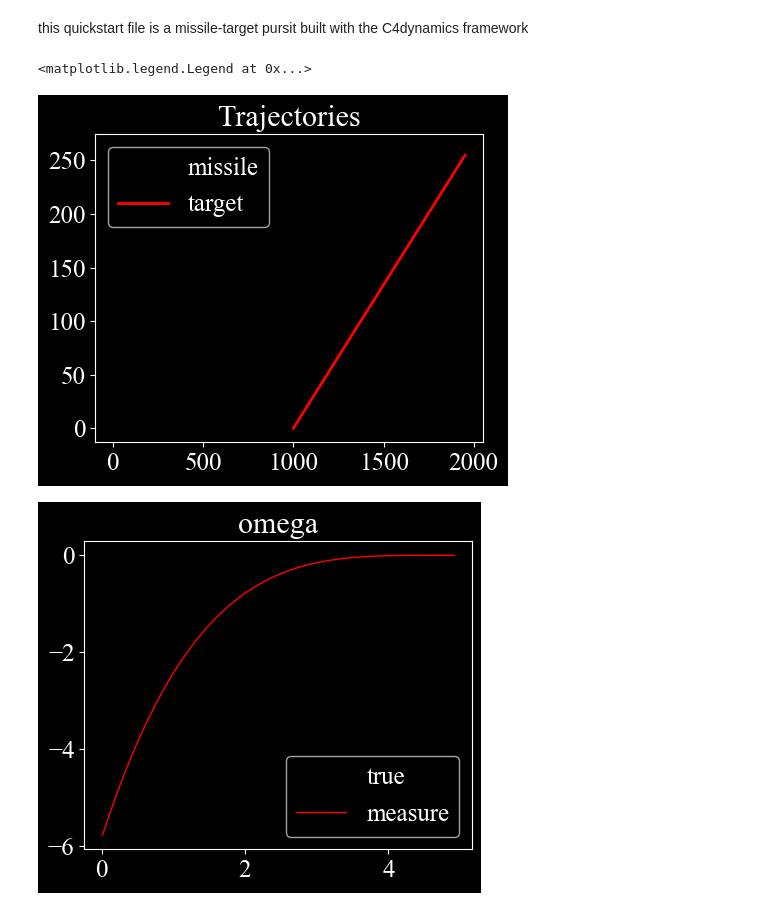
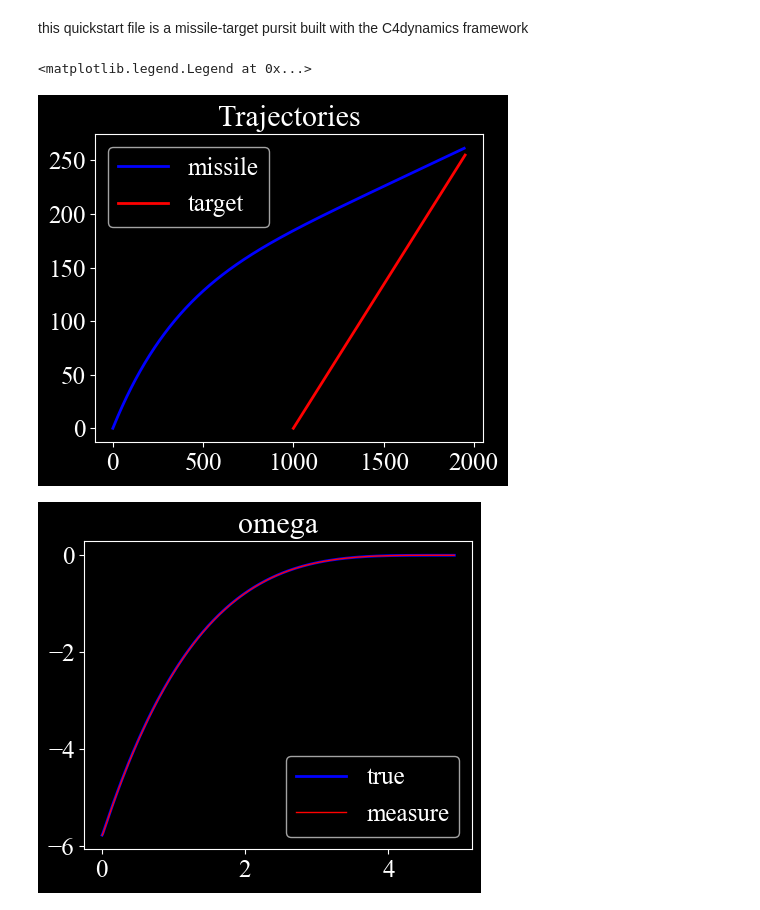
Before and after one commit to C4dynamics/C4dynamics, a Jupyter notebook: examples/proportional_navigation.ipynb, the cells around one changed output. Saved outputs shown, nothing was run; the diff lists cells and outputs as text; code cells hidden in the pictures.

```diff
--- a/examples/proportional_navigation.ipynb
+++ b/examples/proportional_navigation.ipynb
@@ -20,3 +19,30 @@ from _proportional_navigation import proportional_navigation as pn
+# %%
+class proportional_navigation():
+
+    flyby = False
+    rr = False
+
+    def __init__(obj, N, ts):
+        obj.N = N
+        obj.ts = ts
+
+    def PN(obj, v, lambda_dot):
+        return obj.N * v * lambda_dot
+
+    def tgo():
+        # TBD
+        pass
+
+    def set_flyby(obj, rnew, r):
+
+        rdot = (np.abs(rnew) - np.abs(r)) / obj.ts
+
+        if obj.rr == False:
+            if rdot < 0:
+                obj.rr = True
+        else:
+            if rdot >= 0:
+                obj.flyby = True
 # %%
 # user inputs
 
@@ -36,7 +62,7 @@ tgt = c4d.datapoint(x = rng0)
 msl = c4d.datapoint()
 
 skr = c4d.seekers.radar(nstd = 0 * c4d.params.d2r)
-pn  = pn(Ncmd, ts)
+pn  = proportional_navigation(Ncmd, ts)
 # %%
 # initial conditions
 
@@ -163,34 +189,34 @@ xm = msl.get_data('x')
 ym = msl.get_data('y')
 xT = tgt.get_data('x')
 yT = tgt.get_data('y')
 
 
 plt.figure()
-plt.plot(xm, ym, 'k', linewidth = 2)
+plt.plot(xm, ym, 'b', linewidth = 2)
 plt.plot(xT, yT, 'r', linewidth = 2)
 plt.title('Trajectories')
 ax = plt.gca()
 ax.legend(['missile', 'target'])
 # plt.show()
 
 # for i, w in enumerate(w_data):
 #     print(len(w))
 
 w_data = np.array(w_data)
 
 # omega
 plt.figure()
-plt.plot(w_data[1:, 0], w_data[1:, 1] * c4d.params.r2d, 'k', linewidth = 2)
+plt.plot(w_data[1:, 0], w_data[1:, 1] * c4d.params.r2d, 'b', linewidth = 2)
 plt.plot(w_data[1:, 0], w_data[1:, 2] * c4d.params.r2d, 'r', linewidth = 1)
 plt.title('omega')
 ax = plt.gca()
 ax.legend(['true', 'measure'])
 # print(time.time() - tic)
 
 # plt.show()
 #   plt.close()
 #   plt.close('all')
 # %% [output]
 <matplotlib.legend.Legend at 0x...>
-[figure, old version]
+[figure, new version]
-[figure, old version]
+[figure, new version]
```
Also changed, not shown: parts of 1 cell of this notebook, 7 other files.
